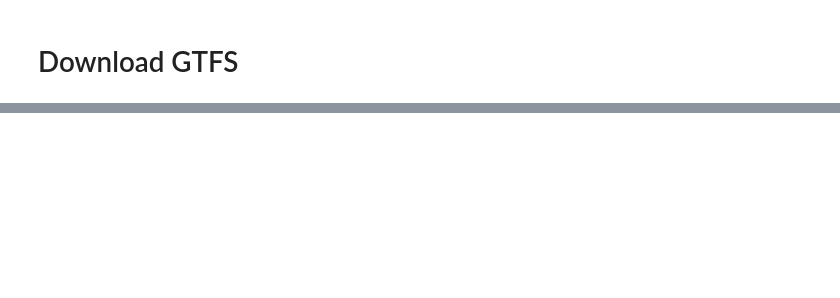
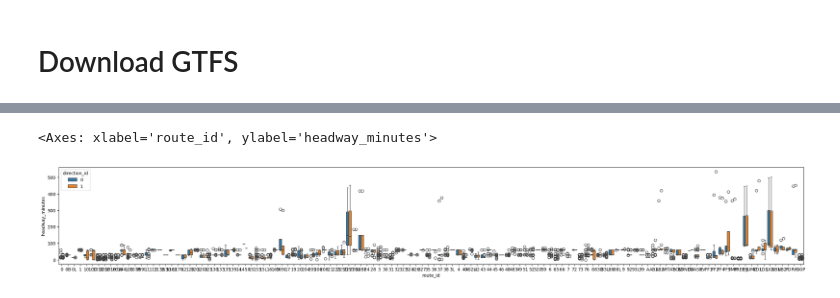
Before and after one commit to kcanderson/vega-rtd-test, a Jupyter notebook: vega_notebook.ipynb, the cells around one changed output, grey strips where cells are left out. Cells and saved outputs as stored; diff of their text form; code cells hidden in the pictures; blank space fills up the shorter version.

```diff
--- a/vega_notebook.ipynb
+++ b/vega_notebook.ipynb
@@ -43,0 +130,21 @@ pds.read_csv("./shapes.txt")
+# %%
+def _f(df):
+    df = df.sort_values(by="trip_time_start")
+    return pds.DataFrame(
+        [
+            [
+                df["trip_time_start"].iloc[i],
+                df["trip_id"].iloc[i],
+                df["trip_id"].iloc[i + 1],
+                make_time_delta(df["trip_time_start"].iloc[i], df["trip_time_start"].iloc[i + 1]).total_seconds() / 60.,
+            ]
+            for i in range(df.shape[0] - 1)
+        ],
+        columns=["time", "trip_id_1", "trip_id_2", "headway_minutes"]
+    ).set_index("time")
+
+headwaysdf = routestartsdf.groupby(
+    by=["route_id", "direction_id", "service_id", ]
+).apply(_f).reset_index()
+
+headwaysdf
@@ -43,0 +172,17 @@ pds.read_csv("./shapes.txt")
+# %%
+data = headwaysdf[
+    (headwaysdf["service_id"]  == "WK")
+    | (headwaysdf["service_id"] == "MT")
+]
+
+fig, ax = plt.subplots(figsize=(0.25 * len(data["route_id"].unique()), 4))
+sns.boxplot(
+    data=data,
+    x="route_id",
+    y="headway_minutes",
+    hue="direction_id",
+    ax=ax,
+)
+# %% [output]
+<Axes: xlabel='route_id', ylabel='headway_minutes'>
+[figure, added]
```
Also changed, not shown: parts of 19 cells of this notebook.
